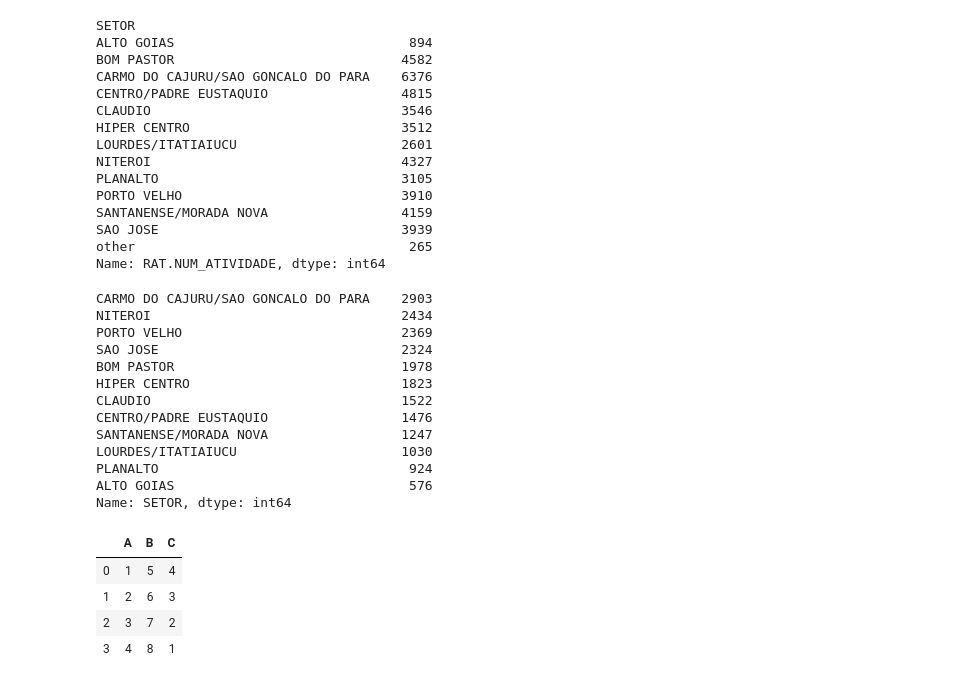
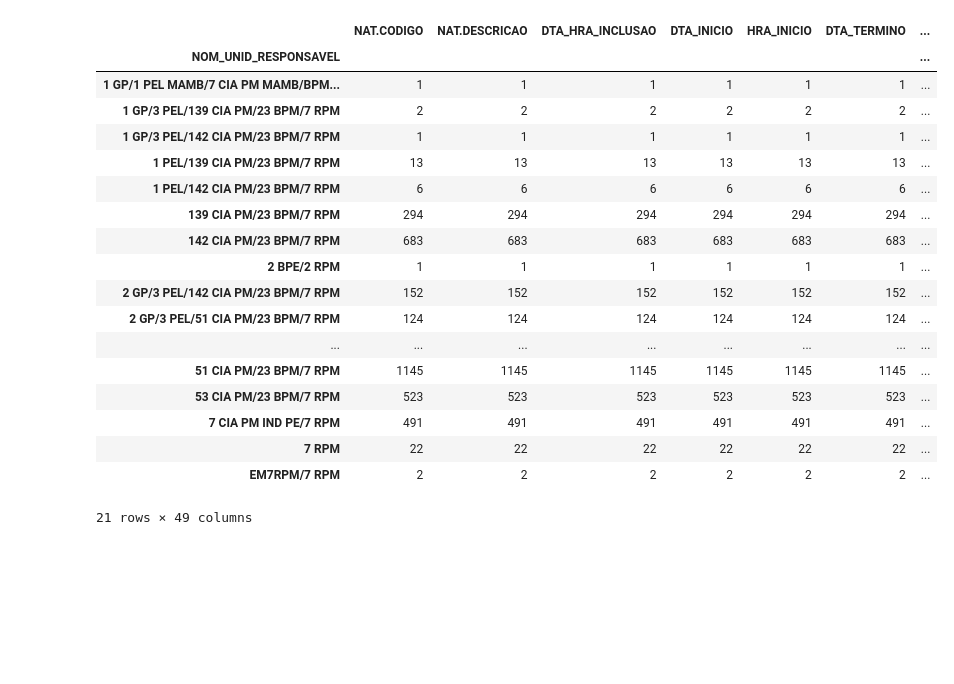
Before and after one commit to WENDEL4891/gdo-pandas, a Jupyter notebook: RQV e ROLS.ipynb, the cells around one changed output. Cells and saved outputs as stored; diff of their text form; code cells hidden in the pictures; blank space fills up the shorter version.

```diff
--- a/RQV e ROLS.ipynb
+++ b/RQV e ROLS.ipynb
@@ -48,37 +257,26 @@ df_rat.groupby(['VIATURAS','EFETIVO','NAT.CODIGO']).count().loc[0]
 # %%
-df_rat.groupby('SETOR').count()['RAT.NUM_ATIVIDADE']
+df_rat[
+
+        df_rat['EFETIVIDADE'] == 1
+
+].groupby(['NOM_UNID_RESPONSAVEL']).count()
 # %% [output]
+|  | NAT.CODIGO | NAT.DESCRICAO | DTA_HRA_INCLUSAO | DTA_INICIO | HRA_INICIO | DTA_TERMINO | ... |
+| NOM_UNID_RESPONSAVEL |  |  |  |  |  |  | ... |
+| 1 GP/1 PEL MAMB/7 CIA PM MAMB/BPM... | 1 | 1 | 1 | 1 | 1 | 1 | ... |
+| 1 GP/3 PEL/139 CIA PM/23 BPM/7 RPM | 2 | 2 | 2 | 2 | 2 | 2 | ... |
+| 1 GP/3 PEL/142 CIA PM/23 BPM/7 RPM | 1 | 1 | 1 | 1 | 1 | 1 | ... |
+| 1 PEL/139 CIA PM/23 BPM/7 RPM | 13 | 13 | 13 | 13 | 13 | 13 | ... |
+| 1 PEL/142 CIA PM/23 BPM/7 RPM | 6 | 6 | 6 | 6 | 6 | 6 | ... |
+| 139 CIA PM/23 BPM/7 RPM | 294 | 294 | 294 | 294 | 294 | 294 | ... |
+| 142 CIA PM/23 BPM/7 RPM | 683 | 683 | 683 | 683 | 683 | 683 | ... |
+| 2 BPE/2 RPM | 1 | 1 | 1 | 1 | 1 | 1 | ... |
+| 2 GP/3 PEL/142 CIA PM/23 BPM/7 RPM | 152 | 152 | 152 | 152 | 152 | 152 | ... |
+| 2 GP/3 PEL/51 CIA PM/23 BPM/7 RPM | 124 | 124 | 124 | 124 | 124 | 124 | ... |
+| ... | ... | ... | ... | ... | ... | ... | ... |
+| 51 CIA PM/23 BPM/7 RPM | 1145 | 1145 | 1145 | 1145 | 1145 | 1145 | ... |
+| 53 CIA PM/23 BPM/7 RPM | 523 | 523 | 523 | 523 | 523 | 523 | ... |
+| 7 CIA PM IND PE/7 RPM | 491 | 491 | 491 | 491 | 491 | 491 | ... |
+| 7 RPM | 22 | 22 | 22 | 22 | 22 | 22 | ... |
+| EM7RPM/7 RPM | 2 | 2 | 2 | 2 | 2 | 2 | ... |
-SETOR
-ALTO GOIAS                              894
-BOM PASTOR                             4582
-CARMO DO CAJURU/SAO GONCALO DO PARA    6376
-CENTRO/PADRE EUSTAQUIO                 4815
-CLAUDIO                                3546
-HIPER CENTRO                           3512
-LOURDES/ITATIAIUCU                     2601
-NITEROI                                4327
-PLANALTO                               3105
-PORTO VELHO                            3910
-SANTANENSE/MORADA NOVA                 4159
-SAO JOSE                               3939
-other                                   265
-Name: RAT.NUM_ATIVIDADE, dtype: int64
+21 rows × 49 columns
-# %%
-df_rat[
-    (df_rat['NAT.CODIGO'].str.contains('Y0700[1345]')) |
-    (df_rat['NAT.CODIGO'] == 'Y04012')
-]['SETOR'].value_counts()
-# %% [output]
-CARMO DO CAJURU/SAO GONCALO DO PARA    2903
-NITEROI                                2434
-PORTO VELHO                            2369
-SAO JOSE                               2324
-BOM PASTOR                             1978
-HIPER CENTRO                           1823
-CLAUDIO                                1522
-CENTRO/PADRE EUSTAQUIO                 1476
-SANTANENSE/MORADA NOVA                 1247
-LOURDES/ITATIAIUCU                     1030
-PLANALTO                                924
-ALTO GOIAS                              576
-Name: SETOR, dtype: int64
@@ -98,18 +282,0 @@ Name: SETOR, dtype: int64
-# %%
-# df = pd.DataFrame({
-#     'A':[1, 2, 3, 4],
-#     'B':[5, 6, 7, 8],
-#     'C':[4, 3, 2, 1]
-# }, columns=list('ABC'))
-# df.to_sql('tbl_teste', 'sqlite:///gdo.db', if_exists='append', index=False)
-# df2.to_sql('tbl_teste', 'sqlite:///gdo.db', if_exists='append')
-df2 = pd.read_sql('tbl_teste', 'sqlite:///gdo.db')
-# df2.index = [0,1,5,3,6]
-# df2.set_index('index', inplace=True)
-df2
-# %% [output]
-|  | A | B | C |
-| 0 | 1 | 5 | 4 |
-| 1 | 2 | 6 | 3 |
-| 2 | 3 | 7 | 2 |
-| 3 | 4 | 8 | 1 |
```
Also changed, not shown: parts of 5 cells of this notebook, 17 other files.
